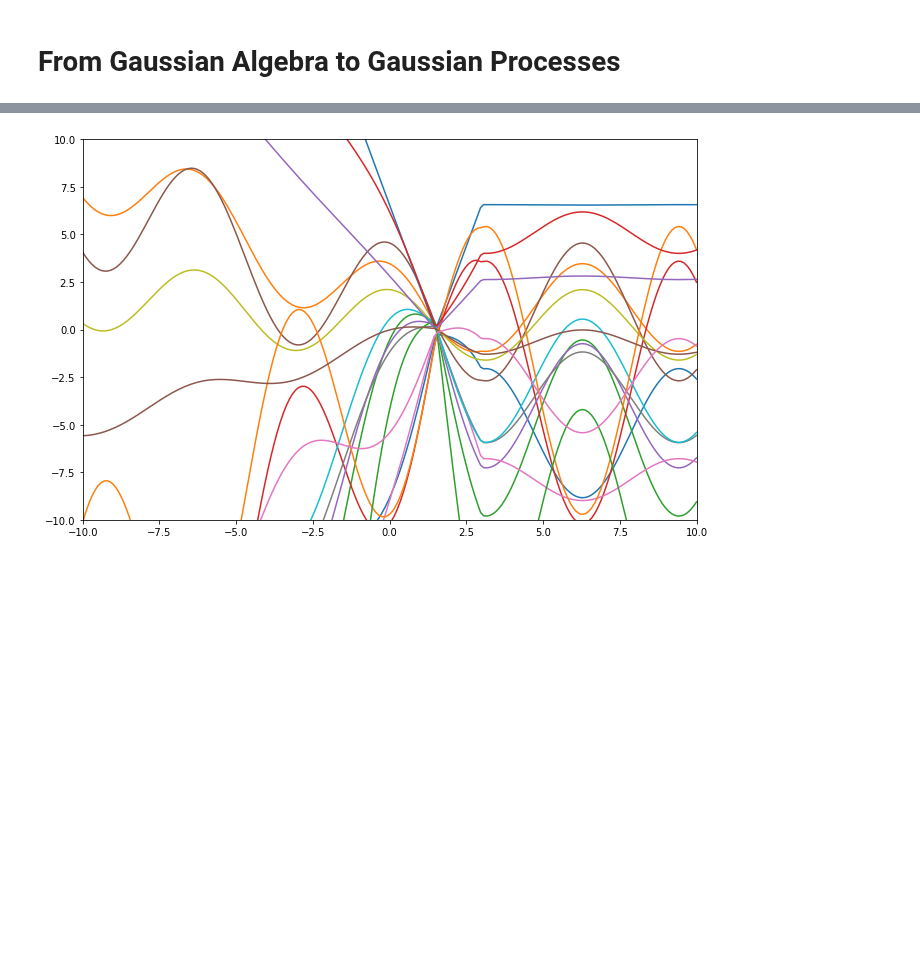
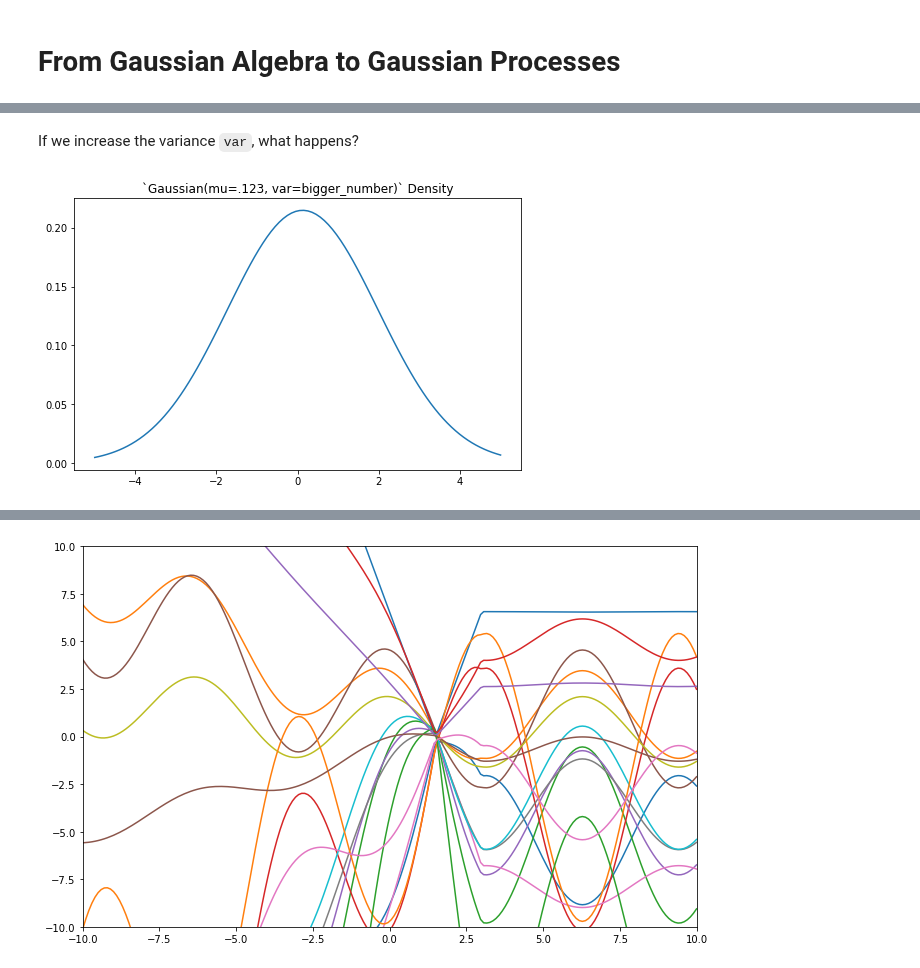
Before and after one commit to cavaunpeu/gaussian-processes, a Jupyter notebook: gaussian-processes.ipynb, the cells around one changed output, grey strips where cells are left out. Cells and saved outputs as stored; diff of their text form; code cells hidden in the pictures; blank space fills up the shorter version.

```diff
--- a/gaussian-processes.ipynb
+++ b/gaussian-processes.ipynb
@@ -32,0 +75,15 @@ By the end of this tutorial, you should understand:
+# %% [markdown]
+If we increase the variance `var`, what happens?
+# %%
+bigger_number = 3.45
+
+gaussian = Gaussian(mu=.123, var=bigger_number)
+
+x = np.linspace(-5, 5, 100)
+y = [gaussian.density(xx) for xx in x]
+
+plt.figure(figsize=(8, 5))
+plt.plot(x, y)
+_ = plt.title('`Gaussian(mu=.123, var=bigger_number)` Density')
+# %% [output]
+[figure, added]
```
Also changed, not shown: parts of 16 cells of this notebook.
